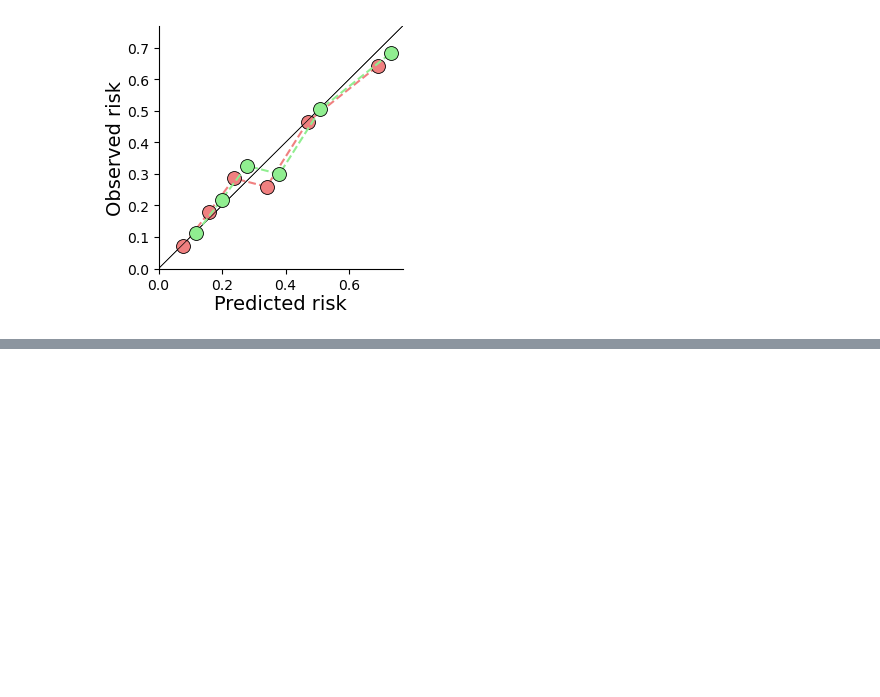
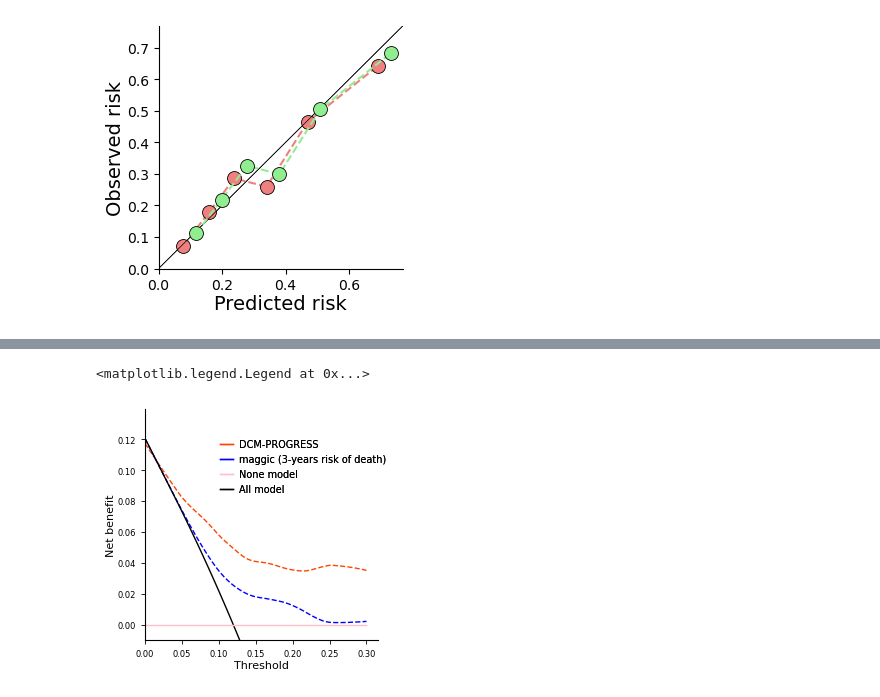
Before and after one commit to afschmidt/plot-misc, a Jupyter notebook: resources/examples/machine_learning.ipynb, the cells around one changed output, grey strips where cells are left out. Cells and saved outputs as stored; diff of their text form; code cells hidden in the pictures; blank space fills up the shorter version.

```diff
--- a/resources/examples/machine_learning.ipynb
+++ b/resources/examples/machine_learning.ipynb
@@ -124,3 +144,27 @@ Text(0.5, 0, 'Predicted risk')
+# %%
+# Let's add some more colour and linetypes, and smoothing
+MODEL_NAMES = nb_obj.MODEL_NAMES
+COL_DICT = {k:j for j, k in zip(['orangered', 'blue', 'pink', 'black'], MODEL_NAMES)}
+LINE_DICT = {k:j for j, k in zip(['--', '--', '-', '-'], MODEL_NAMES)}
+nb_obj.LABEL_FONT_SIZE=8
+nb_obj.TICK_LAB_SIZE=6
+# plotting
+f, ax = nb_obj.plot(figsize=(3,3), col_dict=COL_DICT, line_dict=LINE_DICT,
+           linewidth=1, lowess_frac=1/3, kwargs_lowess={'it':3})
+# adding a legend
+cmap = COL_DICT
+patches = [Line2D([0], [0], color=v, label=k, lw=1) for k, v in cmap.items()]
+leg1 = ax.legend(handles=patches , ncol=1,
+                    loc = 'center',
+                    bbox_to_anchor=(0.68, 0.75),
+                    borderpad=0.0, handlelength=1.3,columnspacing=0.0,
+                    handletextpad=0.6, frameon=False, fancybox=False, shadow=False,
+                    fontsize=7, markerscale=0.05,
+                    )
+ax.add_artist(leg1)
+# %% [output]
+<matplotlib.legend.Legend at 0x...>
+[figure, added]
 # %%
 help(ml)
 # %% [output]
```
Also changed, not shown: parts of 4 cells of this notebook, 3 other files.
